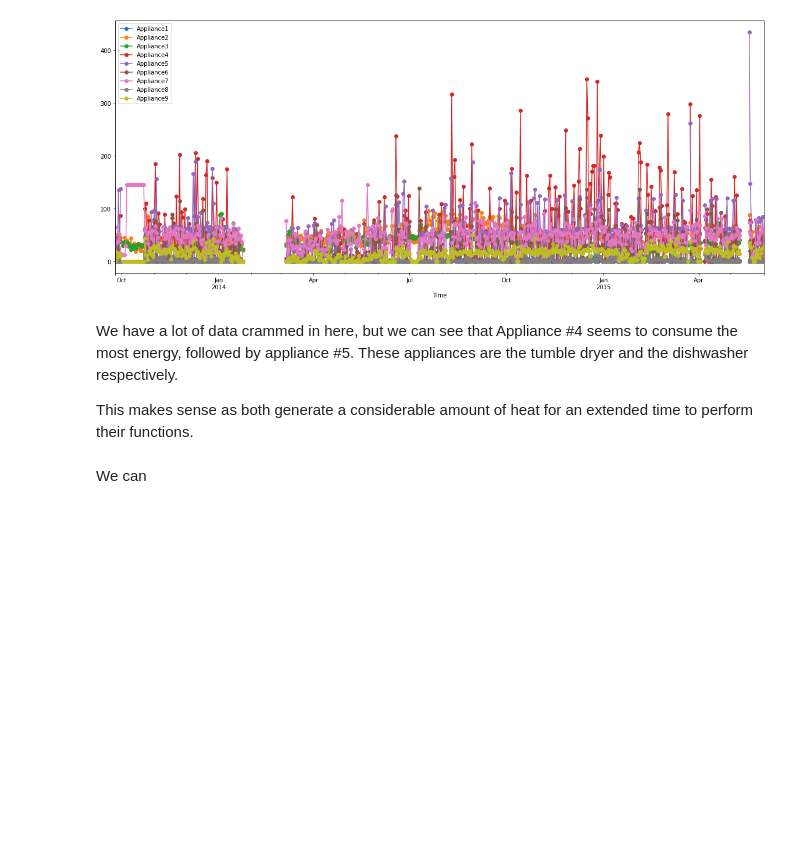
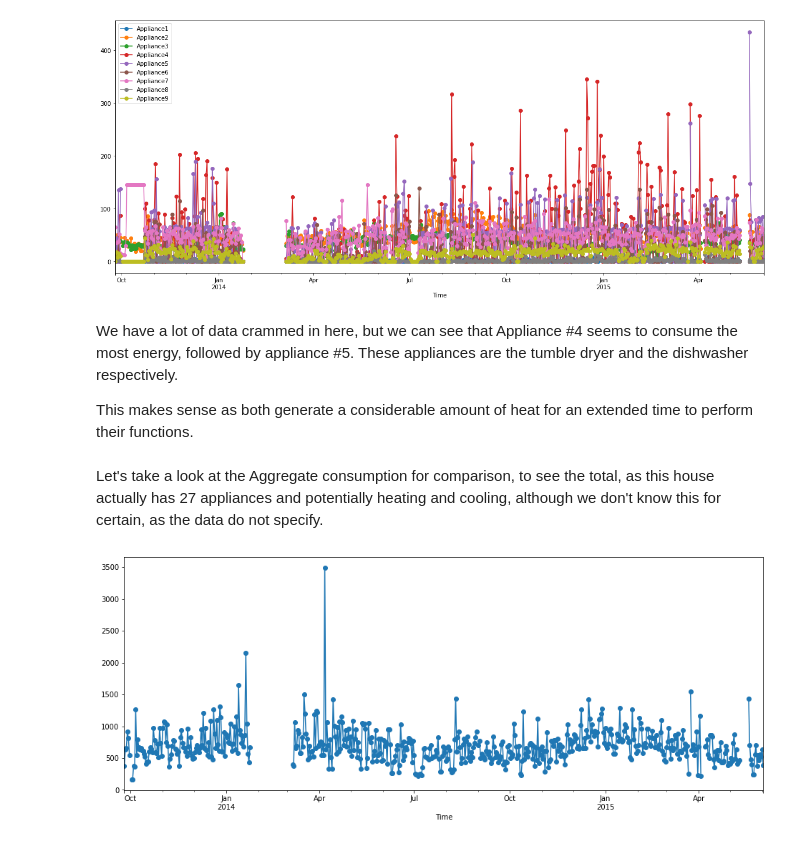
Before and after one commit to JessicaFB/SmartHouse_HackfromHome2021, a Jupyter notebook: SmartHouse_EDA.ipynb, the cells around one changed output. Cells and saved outputs as stored; diff of their text form; code cells hidden in the pictures; blank space fills up the shorter version.

```diff
--- a/SmartHouse_EDA.ipynb
+++ b/SmartHouse_EDA.ipynb
@@ -207,5 +207,12 @@ ts_appliances.resample("D").mean().plot(style="-o", figsize=(20, 8));
 We have a lot of data crammed in here, but we can see that Appliance #4 seems to consume the most energy, followed by appliance #5. These appliances are the tumble dryer and the dishwasher respectively.
 
 This makes sense as both generate a considerable amount of heat for an extended time to perform their functions.
-# %% [markdown]
-We can
+# %% [markdown]
+Let's take a look at the Aggregate consumption for comparison, to see the total, as this house actually has 27 appliances and potentially heating and cooling, although we don't know this for certain, as the data do not specify.
+# %%
+# Aggregate
+ts_aggregate = df['Aggregate']
+# Daily mean consumption totals
+ts_aggregate.resample("D").mean().plot(style="-o", figsize=(16, 6));
+# %% [output]
+[figure, added]
```
Also changed, not shown: parts of 5 cells of this notebook.
